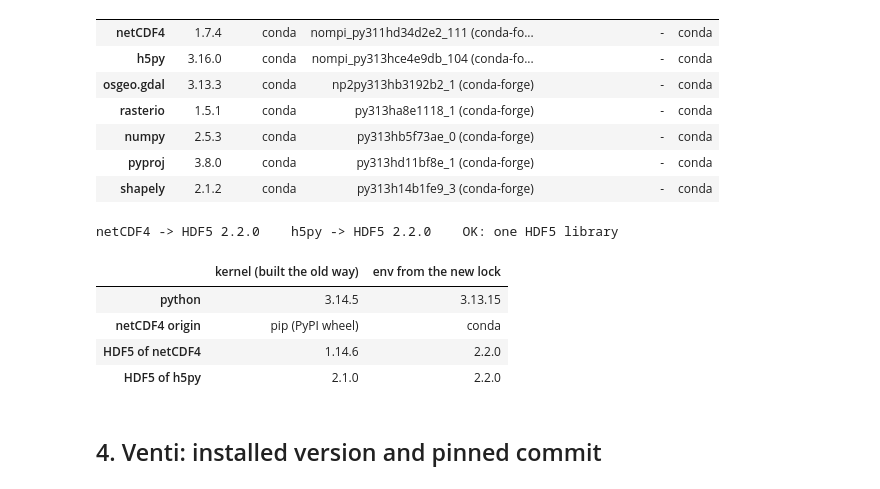
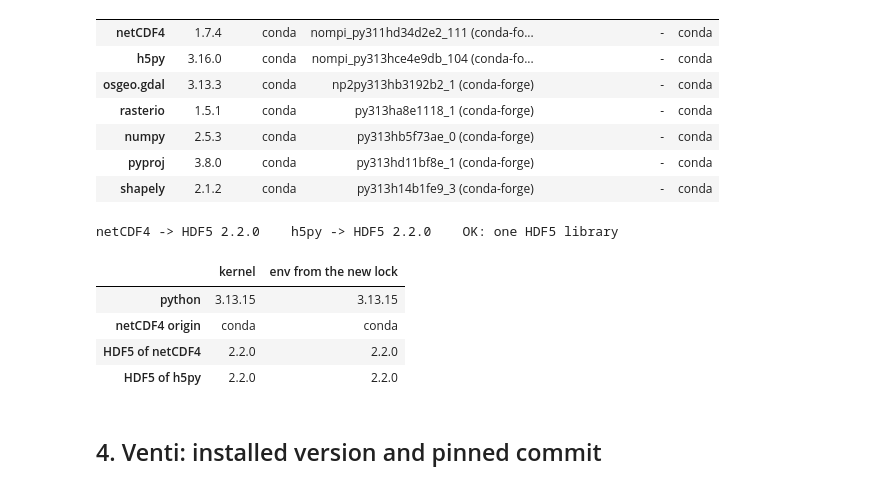
Before and after one commit to mgovorcin/cal-disp, a Jupyter notebook: docs/notebooks/12_environment_provenance.ipynb, the cells around one changed output. Cells and saved outputs as stored; diff of their text form; code cells hidden in the pictures.

```diff
--- a/docs/notebooks/12_environment_provenance.ipynb
+++ b/docs/notebooks/12_environment_provenance.ipynb
@@ -186,28 +200,28 @@ python 3.13.15   prefix: /u/aurora-r0/govorcin/tmp/cal-disp-lock/verifyenv
 # %%
 if locked:
     print(hdf5_verdict(locked))
     assert locked["hdf5"]["netCDF4"] == locked["hdf5"]["h5py"], "HDF5 mismatch in the locked env"
     assert all(row["origin"] == "conda" for row in locked["rows"]), "a compiled package came from pip"
     assert locked["python"].startswith("3.13."), locked["python"]
 
     before = {r["import"]: r for r in kernel["rows"]}["netCDF4"]
     after = {r["import"]: r for r in locked["rows"]}["netCDF4"]
     display(
         pd.DataFrame(
             {
-                "kernel (built the old way)": [kernel["python"], before["origin"], kernel["hdf5"]["netCDF4"], kernel["hdf5"]["h5py"]],
+                "kernel": [kernel["python"], before["origin"], kernel["hdf5"]["netCDF4"], kernel["hdf5"]["h5py"]],
                 "env from the new lock": [locked["python"], after["origin"], locked["hdf5"]["netCDF4"], locked["hdf5"]["h5py"]],
             },
             index=["python", "netCDF4 origin", "HDF5 of netCDF4", "HDF5 of h5py"],
         )
     )
 # %% [output]
 netCDF4 -> HDF5 2.2.0    h5py -> HDF5 2.2.0    OK: one HDF5 library
-|  | kernel (built the old way) | env from the new lock |
-| python | 3.14.5 | 3.13.15 |
-| netCDF4 origin | pip (PyPI wheel) | conda |
-| HDF5 of netCDF4 | 1.14.6 | 2.2.0 |
-| HDF5 of h5py | 2.1.0 | 2.2.0 |
+|  | kernel | env from the new lock |
+| python | 3.13.15 | 3.13.15 |
+| netCDF4 origin | conda | conda |
+| HDF5 of netCDF4 | 2.2.0 | 2.2.0 |
+| HDF5 of h5py | 2.2.0 | 2.2.0 |
 # %% [markdown]
 ## 4. Venti: installed version and pinned commit
 # %%
```
Also changed, not shown: parts of 8 cells of this notebook.
